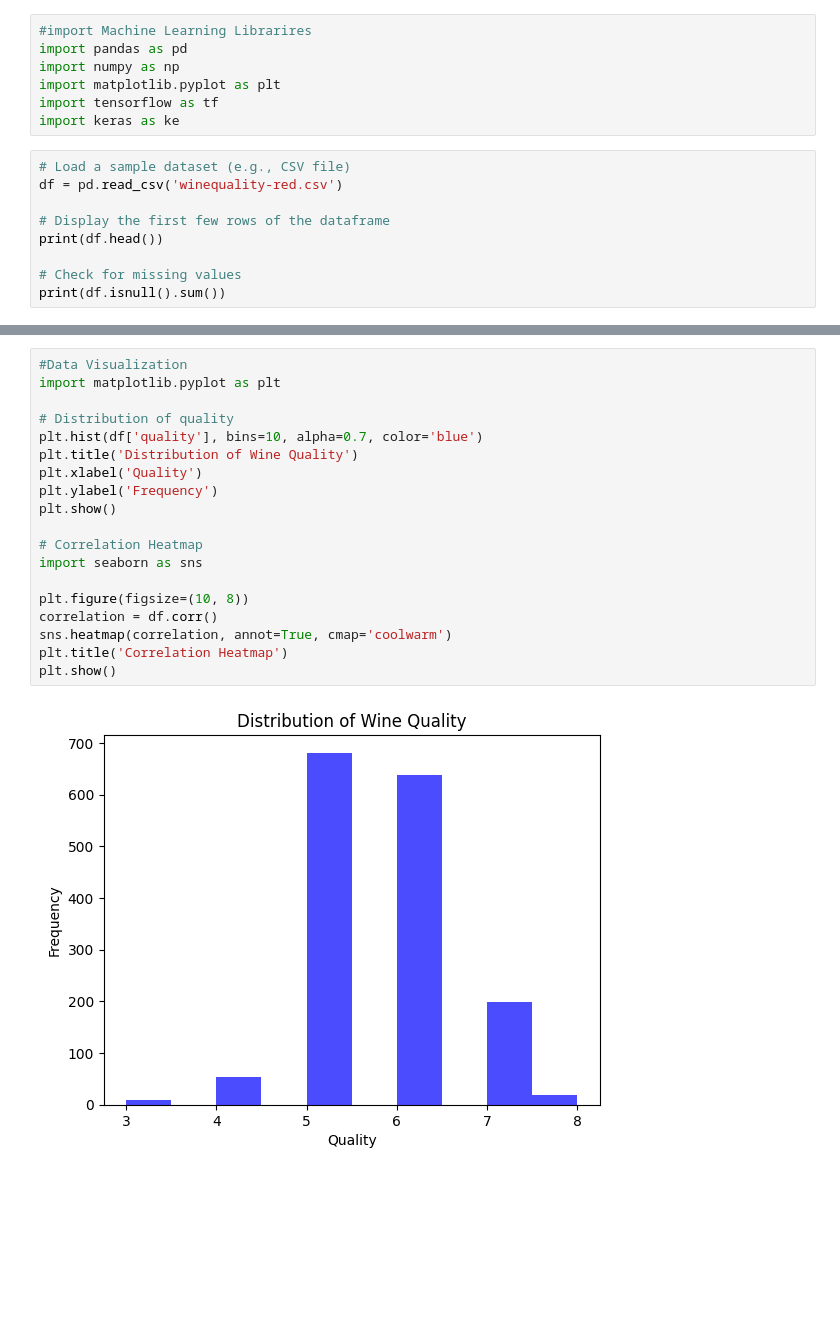
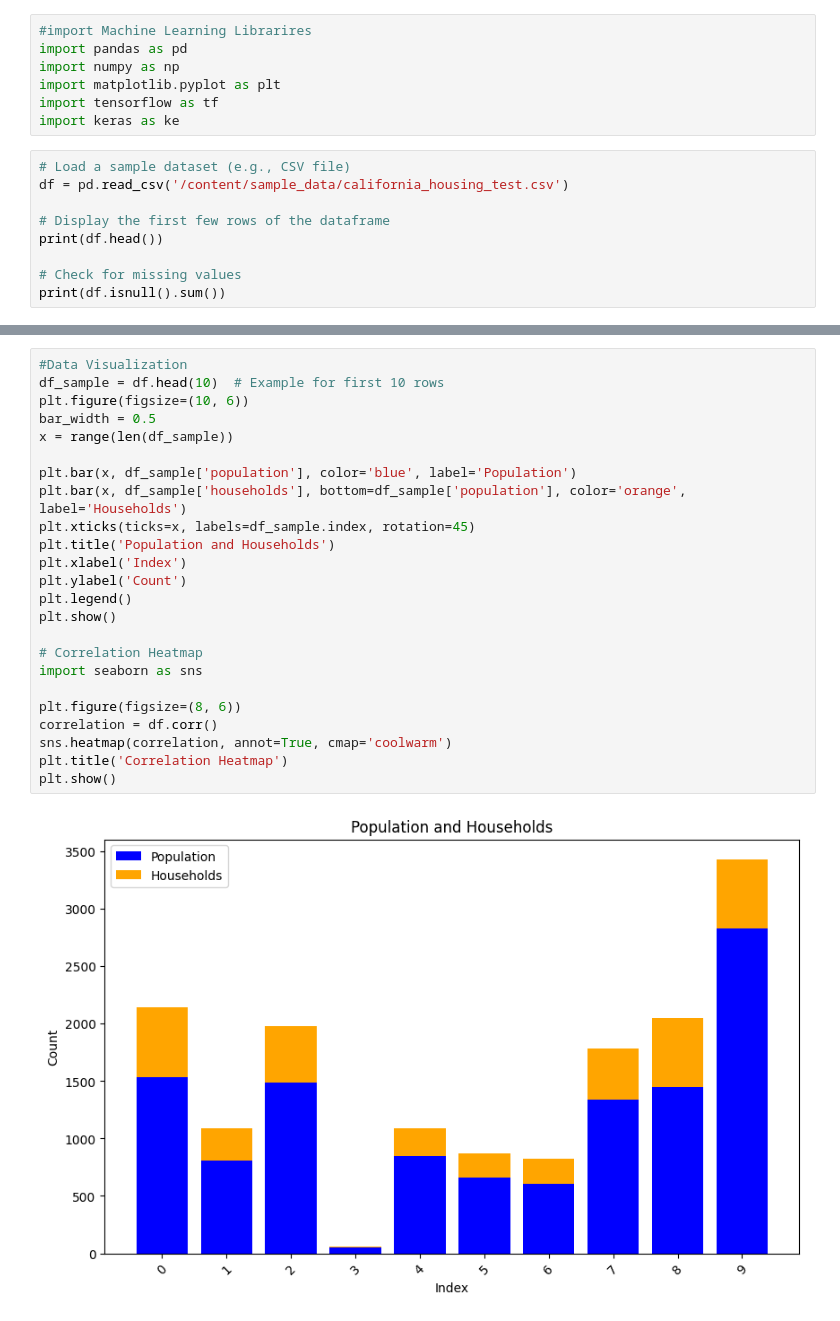
Before and after one commit to Harshvardhan-Moundekar/Machine_Learning, a Jupyter notebook: OverviewOfML_P1.ipynb, the cells around one changed output, grey strips where cells are left out. Cells and saved outputs as stored; diff of their text form; blank space fills up the shorter version.

```diff
--- a/OverviewOfML_P1.ipynb
+++ b/OverviewOfML_P1.ipynb
@@ -12,7 +12,7 @@ import tensorflow as tf
 import keras as ke
 # %%
 # Load a sample dataset (e.g., CSV file)
-df = pd.read_csv('winequality-red.csv')
+df = pd.read_csv('/content/sample_data/california_housing_test.csv')
 
 # Display the first few rows of the dataframe
 print(df.head())
@@ -56,22 +57,27 @@ X_train = scaler.fit_transform(X_train)
 X_test = scaler.transform(X_test)
 # %%
 #Data Visualization
-import matplotlib.pyplot as plt
+df_sample = df.head(10)  # Example for first 10 rows
+plt.figure(figsize=(10, 6))
+bar_width = 0.5
+x = range(len(df_sample))
 
-# Distribution of quality
-plt.hist(df['quality'], bins=10, alpha=0.7, color='blue')
-plt.title('Distribution of Wine Quality')
-plt.xlabel('Quality')
-plt.ylabel('Frequency')
+plt.bar(x, df_sample['population'], color='blue', label='Population')
+plt.bar(x, df_sample['households'], bottom=df_sample['population'], color='orange', label='Households')
+plt.xticks(ticks=x, labels=df_sample.index, rotation=45)
+plt.title('Population and Households')
+plt.xlabel('Index')
+plt.ylabel('Count')
+plt.legend()
 plt.show()
 
 # Correlation Heatmap
 import seaborn as sns
 
-plt.figure(figsize=(10, 8))
+plt.figure(figsize=(8, 6))
 correlation = df.corr()
 sns.heatmap(correlation, annot=True, cmap='coolwarm')
 plt.title('Correlation Heatmap')
 plt.show()
 # %% [output]
-[figure, old version]
+[figure, new version]
```
Also changed, not shown: parts of 5 cells of this notebook.
